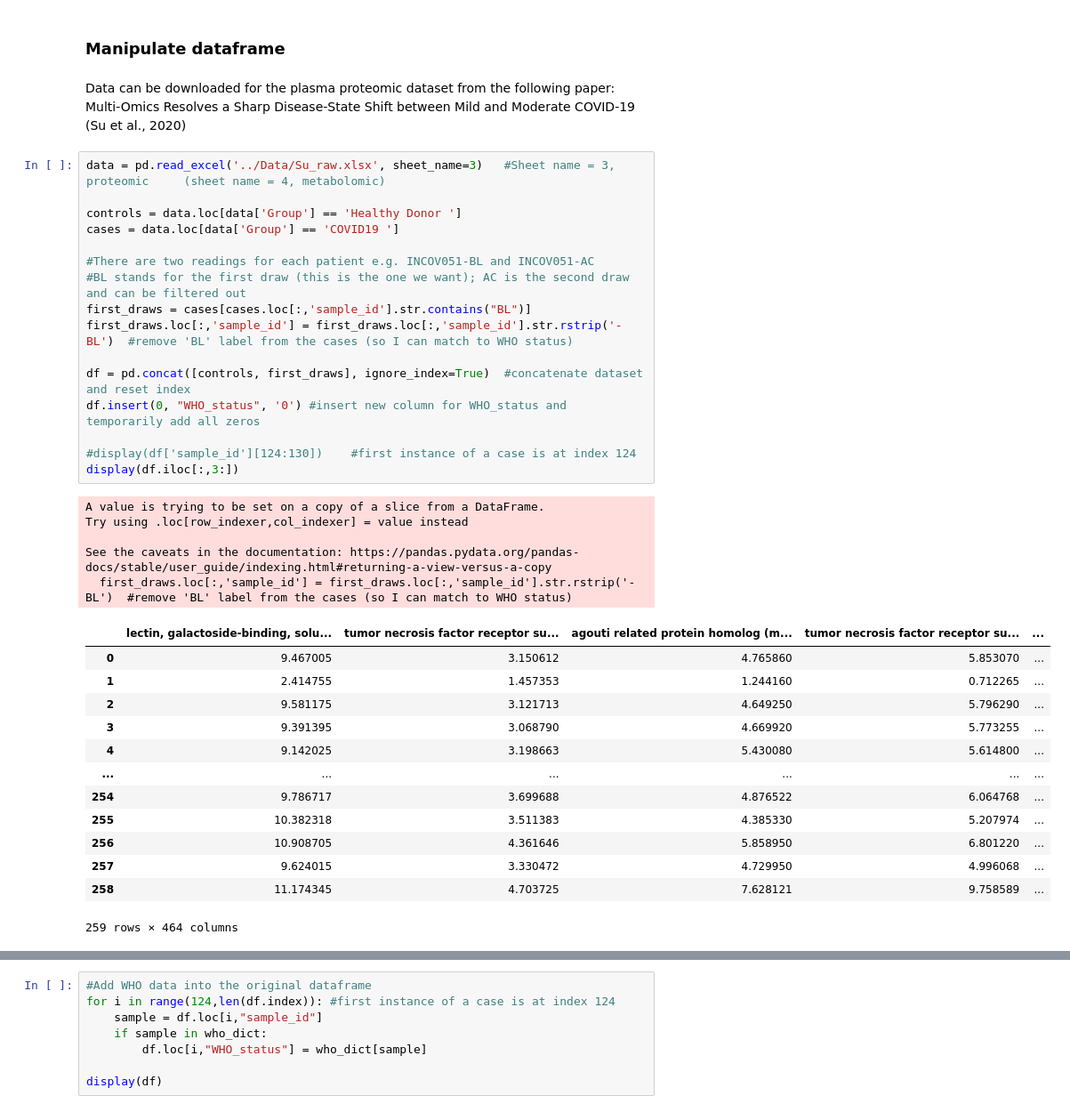
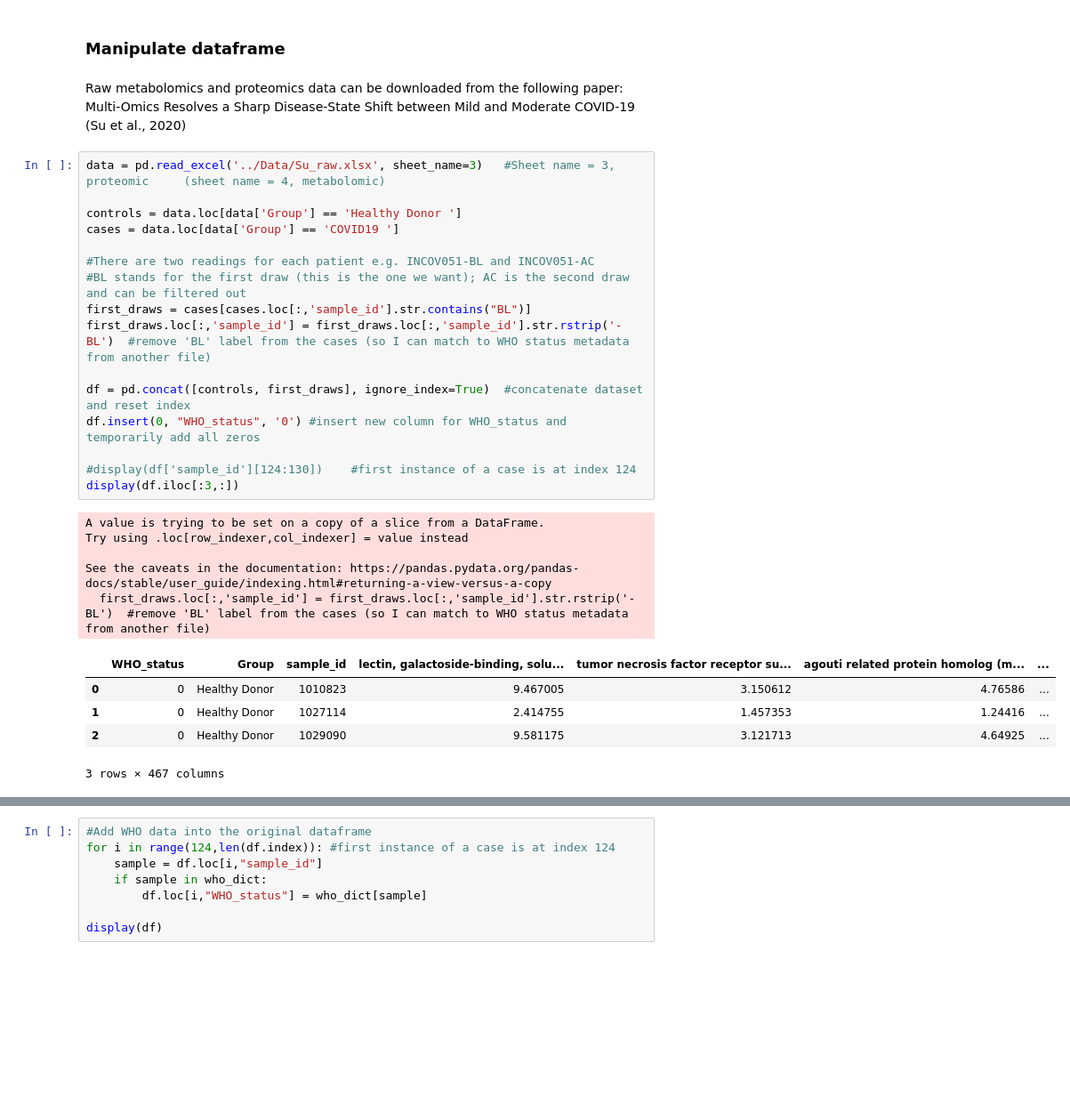
Before and after one commit to j-keung/multiomics-pathway-analysis, a Jupyter notebook: other_scripts/protein_pre_processing.ipynb, the cells around one changed output, grey strips where cells are left out. Shown at 89% size. Drawn from its saved outputs; the diff is of its cells as text; blank space fills up the shorter version.

```diff
--- a/other_scripts/protein_pre_processing.ipynb
+++ b/other_scripts/protein_pre_processing.ipynb
@@ -40,43 +34,35 @@ ModuleNotFoundError: No module named 'missingpy'
 # %% [markdown]
 ### Manipulate dataframe
 # %% [markdown]
-Data can be downloaded for the plasma proteomic dataset from the following paper: <br>
+Raw metabolomics and proteomics data can be downloaded from the following paper: <br>
 Multi-Omics Resolves a Sharp Disease-State Shift between Mild and Moderate COVID-19 (Su et al., 2020)
 # %%
 data = pd.read_excel('../Data/Su_raw.xlsx', sheet_name=3)   #Sheet name = 3, proteomic     (sheet name = 4, metabolomic)
 
 controls = data.loc[data['Group'] == 'Healthy Donor ']
 cases = data.loc[data['Group'] == 'COVID19 ']
 
 #There are two readings for each patient e.g. INCOV051-BL and INCOV051-AC
 #BL stands for the first draw (this is the one we want); AC is the second draw and can be filtered out
 first_draws = cases[cases.loc[:,'sample_id'].str.contains("BL")]
-first_draws.loc[:,'sample_id'] = first_draws.loc[:,'sample_id'].str.rstrip('-BL')  #remove 'BL' label from the cases (so I can match to WHO status)
+first_draws.loc[:,'sample_id'] = first_draws.loc[:,'sample_id'].str.rstrip('-BL')  #remove 'BL' label from the cases (so I can match to WHO status metadata from another file)
 
 df = pd.concat([controls, first_draws], ignore_index=True)  #concatenate dataset and reset index
 df.insert(0, "WHO_status", '0') #insert new column for WHO_status and temporarily add all zeros
 
 #display(df['sample_id'][124:130])    #first instance of a case is at index 124
-display(df.iloc[:,3:])
+display(df.iloc[:3,:])
 # %% [output]
 A value is trying to be set on a copy of a slice from a DataFrame.
 Try using .loc[row_indexer,col_indexer] = value instead
 
 See the caveats in the documentation: https://pandas.pydata.org/pandas-docs/stable/user_guide/indexing.html#returning-a-view-versus-a-copy
-  first_draws.loc[:,'sample_id'] = first_draws.loc[:,'sample_id'].str.rstrip('-BL')  #remove 'BL' label from the cases (so I can match to WHO status)
+  first_draws.loc[:,'sample_id'] = first_draws.loc[:,'sample_id'].str.rstrip('-BL')  #remove 'BL' label from the cases (so I can match to WHO status metadata from another file)
-|  | lectin, galactoside-binding, solu... | tumor necrosis factor receptor su... | agouti related protein homolog (m... | tumor necrosis factor receptor su... | ... |
-| 0 | 9.467005 | 3.150612 | 4.765860 | 5.853070 | ... |
-| 1 | 2.414755 | 1.457353 | 1.244160 | 0.712265 | ... |
-| 2 | 9.581175 | 3.121713 | 4.649250 | 5.796290 | ... |
-| 3 | 9.391395 | 3.068790 | 4.669920 | 5.773255 | ... |
-| 4 | 9.142025 | 3.198663 | 5.430080 | 5.614800 | ... |
-| ... | ... | ... | ... | ... | ... |
-| 254 | 9.786717 | 3.699688 | 4.876522 | 6.064768 | ... |
-| 255 | 10.382318 | 3.511383 | 4.385330 | 5.207974 | ... |
-| 256 | 10.908705 | 4.361646 | 5.858950 | 6.801220 | ... |
-| 257 | 9.624015 | 3.330472 | 4.729950 | 4.996068 | ... |
-| 258 | 11.174345 | 4.703725 | 7.628121 | 9.758589 | ... |
+|  | WHO_status | Group | sample_id | lectin, galactoside-binding, solu... | tumor necrosis factor receptor su... | agouti related protein homolog (m... | ... |
+| 0 | 0 | Healthy Donor | 1010823 | 9.467005 | 3.150612 | 4.76586 | ... |
+| 1 | 0 | Healthy Donor | 1027114 | 2.414755 | 1.457353 | 1.24416 | ... |
+| 2 | 0 | Healthy Donor | 1029090 | 9.581175 | 3.121713 | 4.64925 | ... |
-259 rows × 464 columns
+3 rows × 467 columns
 # %%
 #Read in WHO status data
 who_data = pd.read_excel('../Data/Su_raw.xlsx', sheet_name=1)
```
Also changed, not shown: parts of 28 cells of this notebook, 1 other file.
